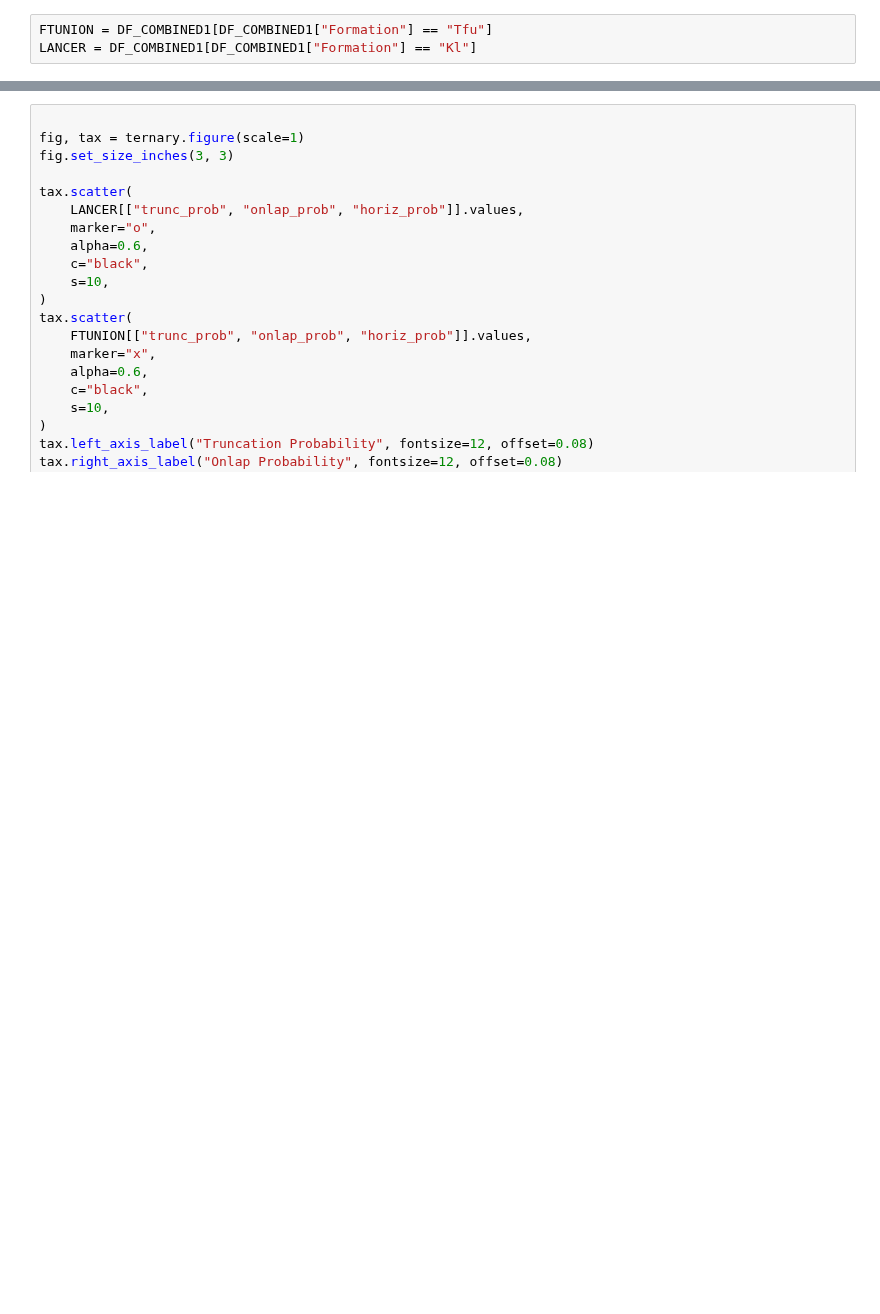
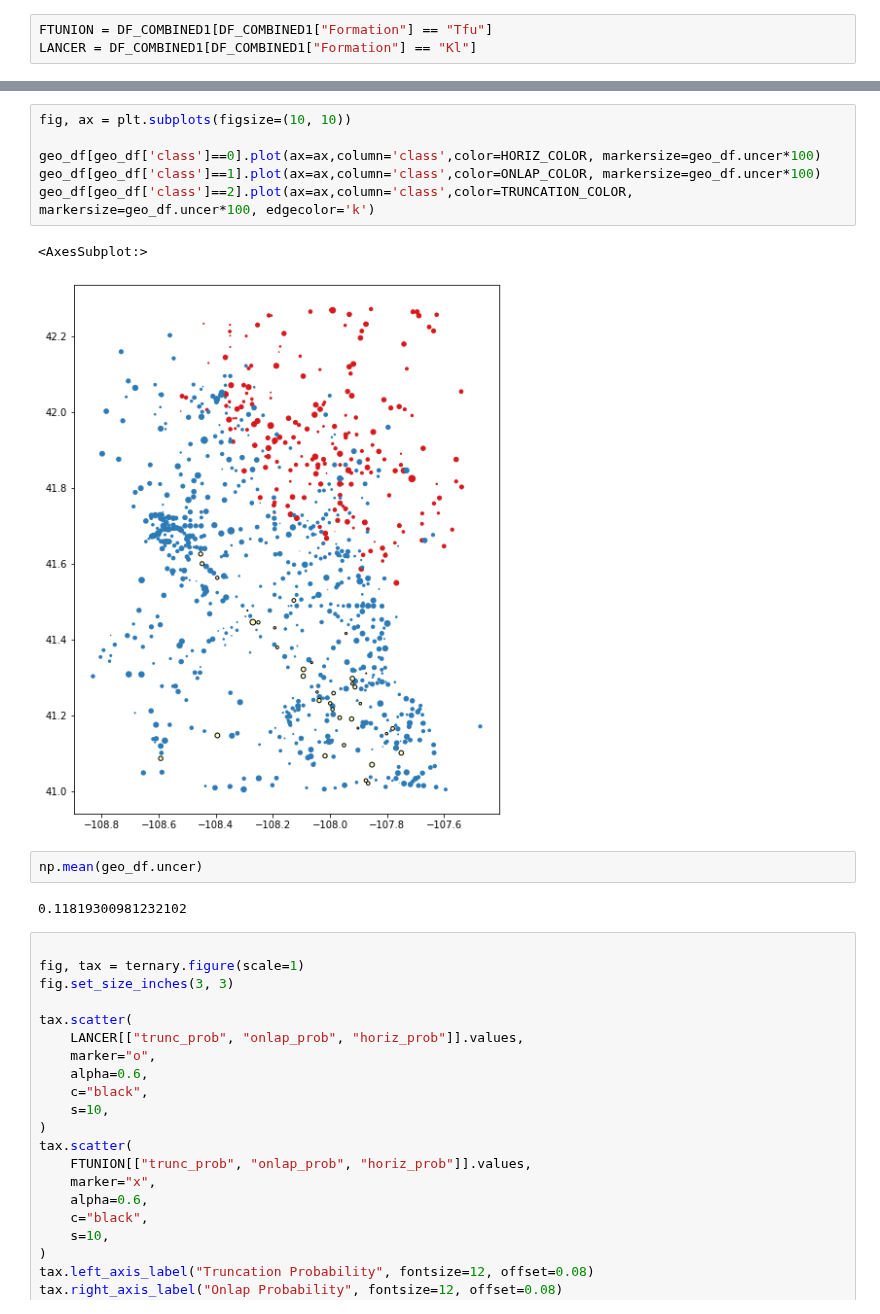
Before and after one commit to jessepisel/stratal-geometries, a Jupyter notebook: 04_predictions_tsne.ipynb, the cells around one changed output, grey strips where cells are left out. Drawn from its saved outputs; the diff is of its cells as text; blank space fills up the shorter version.

```diff
--- a/04_predictions_tsne.ipynb
+++ b/04_predictions_tsne.ipynb
@@ -439,3 +483,16 @@ geo_df.to_file(
+# %%
+fig, ax = plt.subplots(figsize=(10, 10))
+
+geo_df[geo_df['class']==0].plot(ax=ax,column='class',color=HORIZ_COLOR, markersize=geo_df.uncer*100)
+geo_df[geo_df['class']==1].plot(ax=ax,column='class',color=ONLAP_COLOR, markersize=geo_df.uncer*100)
+geo_df[geo_df['class']==2].plot(ax=ax,column='class',color=TRUNCATION_COLOR, markersize=geo_df.uncer*100, edgecolor='k')
+# %% [output]
+<AxesSubplot:>
+[figure, added]
+# %%
+np.mean(geo_df.uncer)
+# %% [output]
+0.11819300981232102
 # %%
 
 fig, tax = ternary.figure(scale=1)
```
Also changed, not shown: parts of 30 cells of this notebook, 10 other files.
